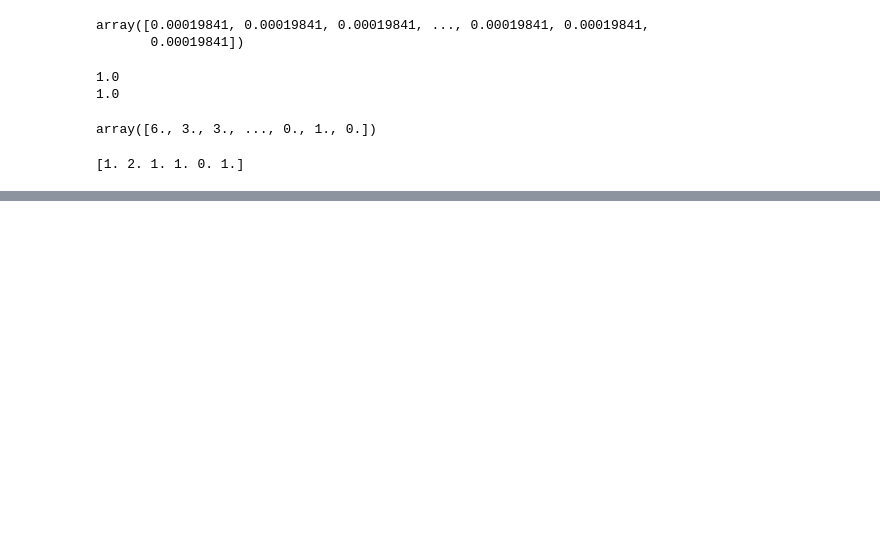
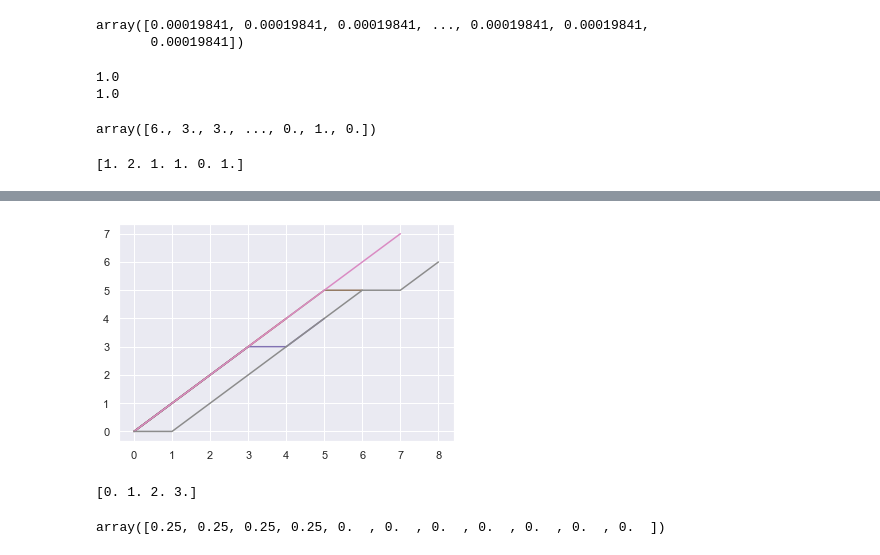
Before and after one commit to dcespedesc/Barajeo-de-cartas-y-numeros-pseudoaleatorios, a Jupyter notebook: top_shuffle_test.ipynb, the cells around one changed output, grey strips where cells are left out. Saved outputs shown, nothing was run; the diff lists cells and outputs as text; code cells hidden in the pictures; blank space fills up the shorter version.

```diff
--- a/top_shuffle_test.ipynb
+++ b/top_shuffle_test.ipynb
@@ -289,0 +393,14 @@ print(b)
+# %%
+def Ehrenfest(n,k):
+    mu=np.zeros(n+1)
+    mu[0]=1
+    matriz=matriz_de_transicion(n+1)
+    uniformes=np.random.uniform(size=k)
+    cadena=CM(uniformes,mu,matriz)
+    return cadena
+# %%
+n=20
+for i in range(2,10):
+    plt.plot(Ehrenfest(30,i))
+# %% [output]
+[figure, added]
@@ -289,0 +419,4 @@ print(b)
+# %%
+print(c)
+# %% [output]
+[0. 1. 2. 3.]
@@ -289,0 +433,4 @@ print(b)
+# %%
+estimador_medida_cadena(10,c)
+# %% [output]
+array([0.25, 0.25, 0.25, 0.25, 0.  , 0.  , 0.  , 0.  , 0.  , 0.  , 0.  ])
```
Also changed, not shown: parts of 28 cells of this notebook.
